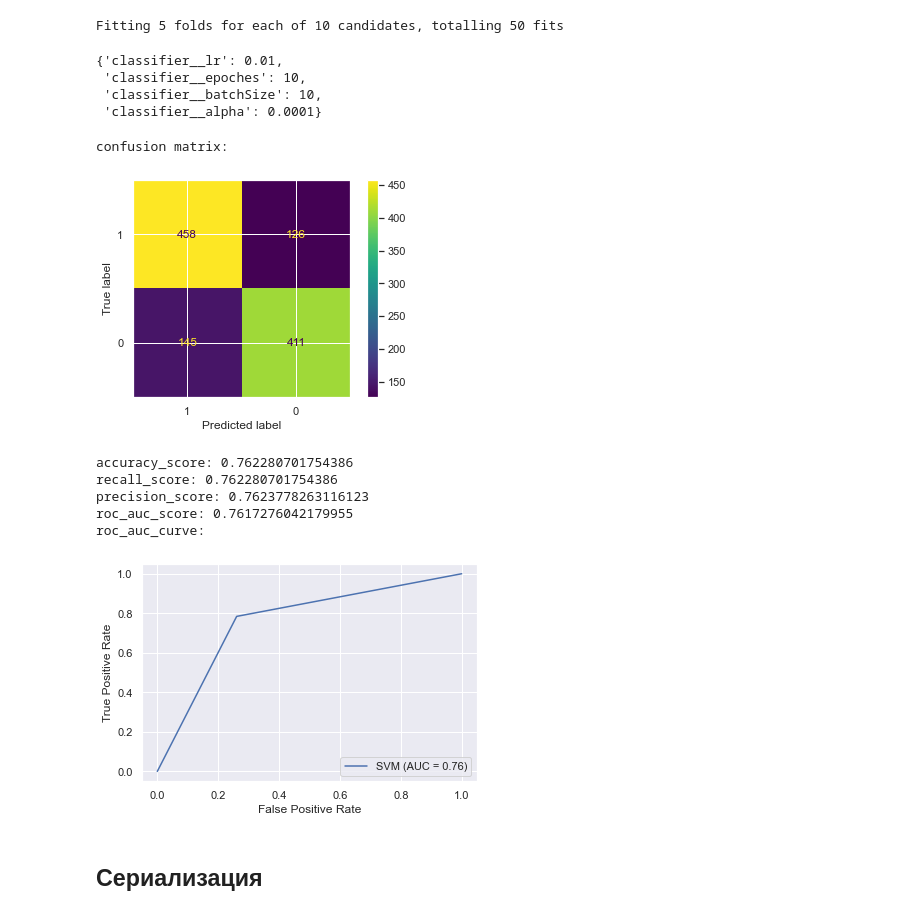
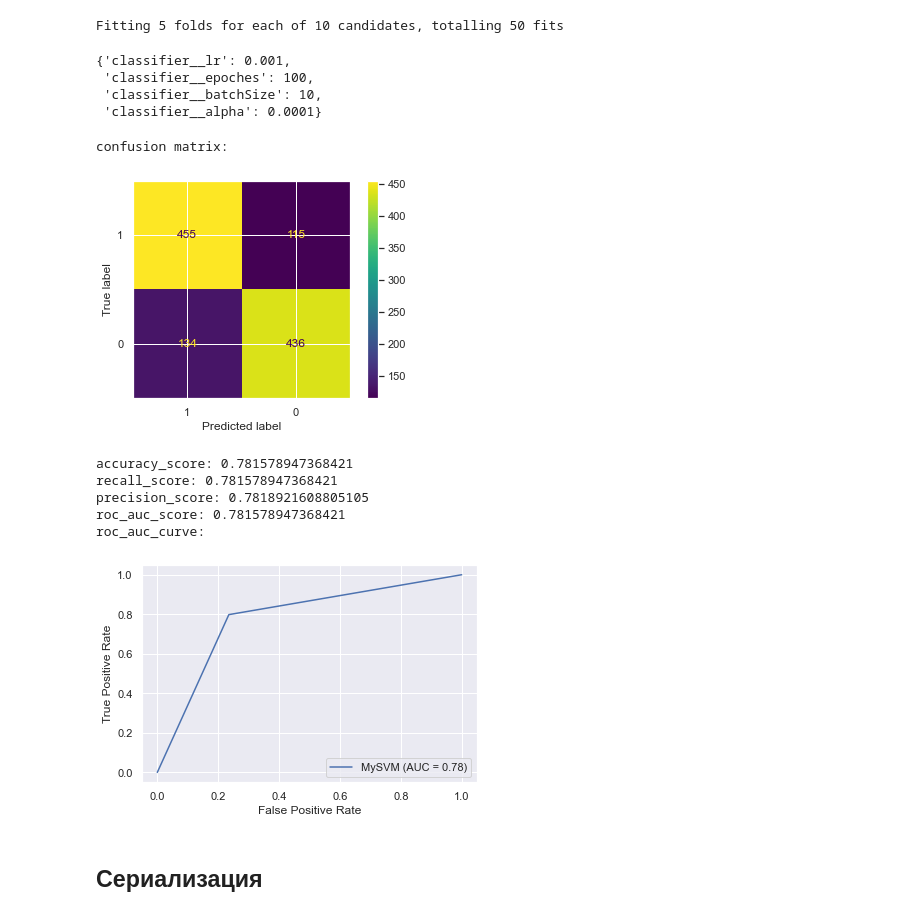
Before and after one commit to protaxY/MLLab1, a Jupyter notebook: churn_predicion.ipynb, the cells around one changed output. Cells and saved outputs as stored; diff of their text form; code cells hidden in the pictures.

```diff
--- a/churn_predicion.ipynb
+++ b/churn_predicion.ipynb
@@ -389,7 +389,7 @@ roc_auc_curve:
 # %% [markdown]
 # Naive Bayes
 # %%
-class NaiveBayes(BaseEstimator, ClassifierMixin):
+class MyNaiveBayes(BaseEstimator, ClassifierMixin):
 
     def __init__(self):
         pass
@@ -449,7 +449,7 @@ preprocessor = ColumnTransformer(
 )
 
 naiveBayes = Pipeline(
-    steps=[("preprocessor", preprocessor), ("classifier", NaiveBayes())]
+    steps=[("preprocessor", preprocessor), ("classifier", MyNaiveBayes())]
 )
 
 naiveBayes.fit(X_train, y_train)
@@ -925,8 +925,8 @@ Fitting 5 folds for each of 10 candidates, totalling 50 fits
 # %%
 RCV_model.best_params_
 # %% [output]
-{'classifier__lr': 0.01,
- 'classifier__epoches': 10,
+{'classifier__lr': 0.001,
+ 'classifier__epoches': 100,
  'classifier__batchSize': 10,
  'classifier__alpha': 0.0001}
 # %%
@@ -934,32 +934,32 @@ bestRCVSVM = RCV_model.best_estimator_
 # %%
 print('confusion matrix:')
 predictions = bestRCVSVM.predict(X_test)
 cm = confusion_matrix(y_test, predictions, labels=bestRCVSVM['classifier'].n_classes)
 disp = ConfusionMatrixDisplay(confusion_matrix=cm,
                                display_labels=bestRCVSVM['classifier'].n_classes)
 disp.plot()
 plt.show()
 
 print('accuracy_score:', accuracy_score(y_test, predictions))
 print('recall_score:', recall_score(y_test, predictions, average='weighted'))
 print('precision_score:', precision_score(y_test, predictions, average='weighted'))
 print('roc_auc_score:', roc_auc_score(y_test, predictions))
 print('roc_auc_curve:')
 fpr, tpr, thresholds = roc_curve(y_test, predictions)
 roc_auc = auc(fpr, tpr)
 display = RocCurveDisplay(fpr=fpr, tpr=tpr, roc_auc=roc_auc,
-                                   estimator_name='SVM')
+                                   estimator_name='MySVM')
 display.plot()
 plt.show()
 # %% [output]
 confusion matrix:
-[figure, old version]
+[figure, new version]
-accuracy_score: 0.762280701754386
-recall_score: 0.762280701754386
-precision_score: 0.7623778263116123
-roc_auc_score: 0.7617276042179955
+accuracy_score: 0.781578947368421
+recall_score: 0.781578947368421
+precision_score: 0.7818921608805105
+roc_auc_score: 0.781578947368421
 roc_auc_curve:
-[figure, old version]
+[figure, new version]
 # %% [markdown]
 ## Сериализация
 # %%
```
Also changed, not shown: parts of 18 cells of this notebook.
